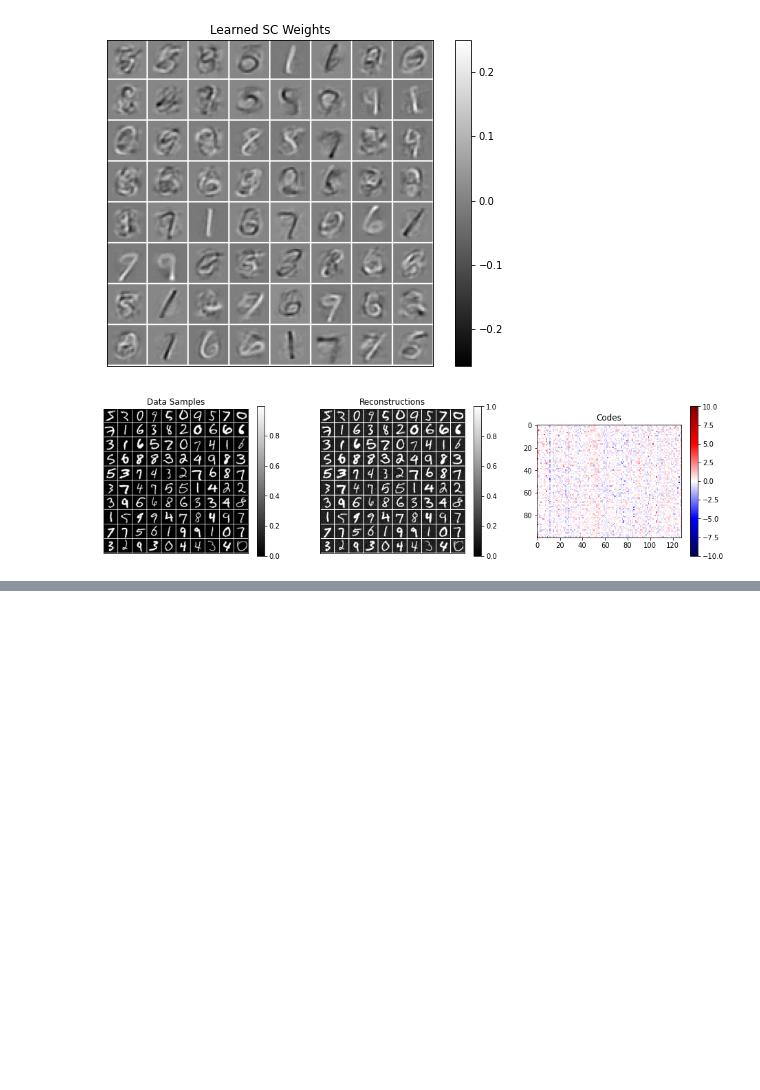
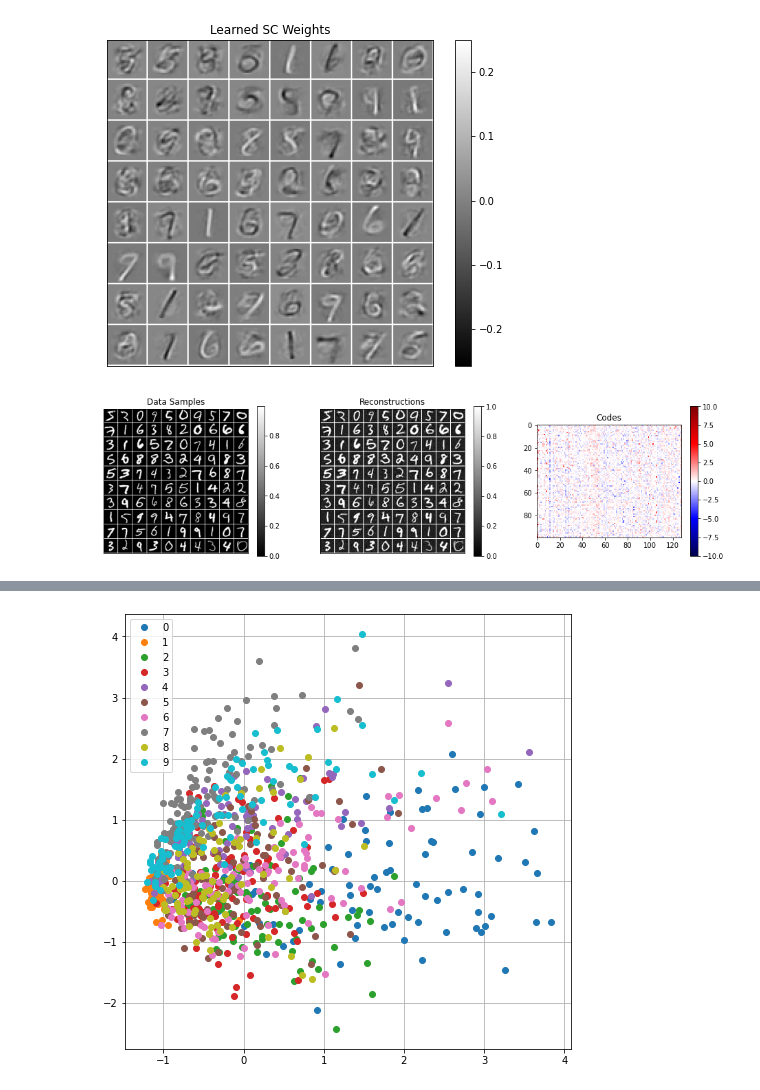
Before and after one commit to reml-lab/MLDemos, a Jupyter notebook: Linear_Autoencoders.ipynb, the cells around one changed output, grey strips where cells are left out. Cells and saved outputs as stored; diff of their text form; code cells hidden in the pictures; blank space fills up the shorter version.

```diff
--- a/Linear_Autoencoders.ipynb
+++ b/Linear_Autoencoders.ipynb
@@ -51,6 +51,8 @@ plt.figure(figsize=[8,6]);
 plot_im_array2(X[range(0,50000,500),:],28,100,10,"Data Samples")
 plt.clim(0,1)
 plt.show()
+
+Y = train_set[1]
 # %% [output]
 [figure]
 # %% [markdown]
@@ -231,0 +289,14 @@ plt.clim(-10,10)
+# %%
+Xsub = X[range(0,50000,50),:]
+Ysub = Y[range(0,50000,50)]
+
+Z    = FA.transform(Xsub)
+XR   = reconstruct(Z,Wf,mu)
+
+plt.figure(figsize=(8,8))
+for c in range(10):
+    plt.plot(Z[Ysub==c,0],Z[Ysub==c,1],'o', label="%d"%c,alpha=1)
+plt.legend()
+plt.grid(True)
+# %% [output]
+[figure, added]
```
Also changed, not shown: parts of 4 cells of this notebook.
